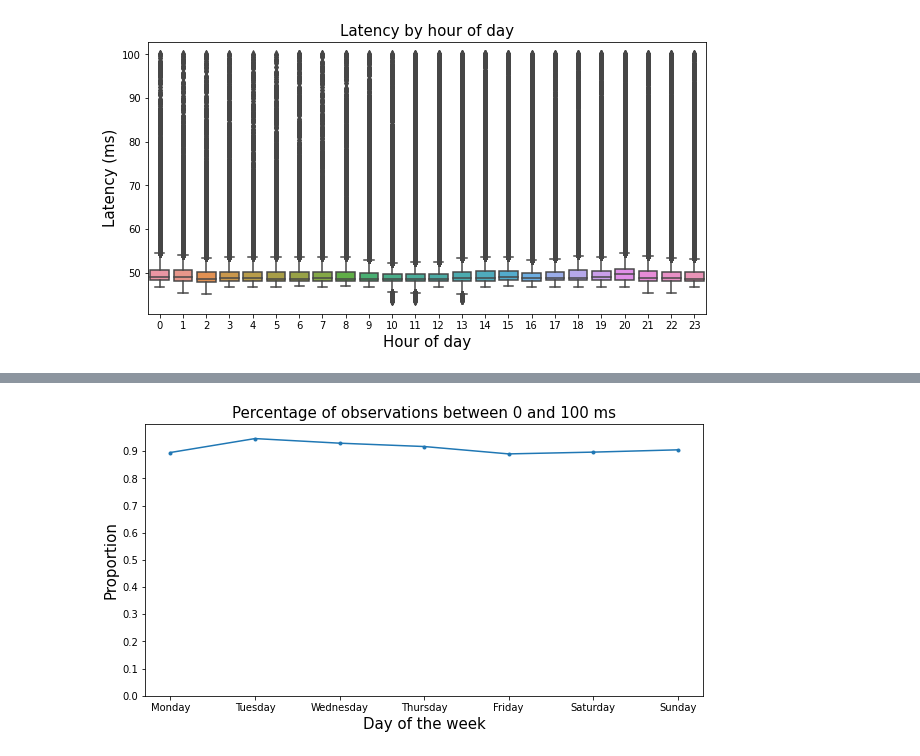
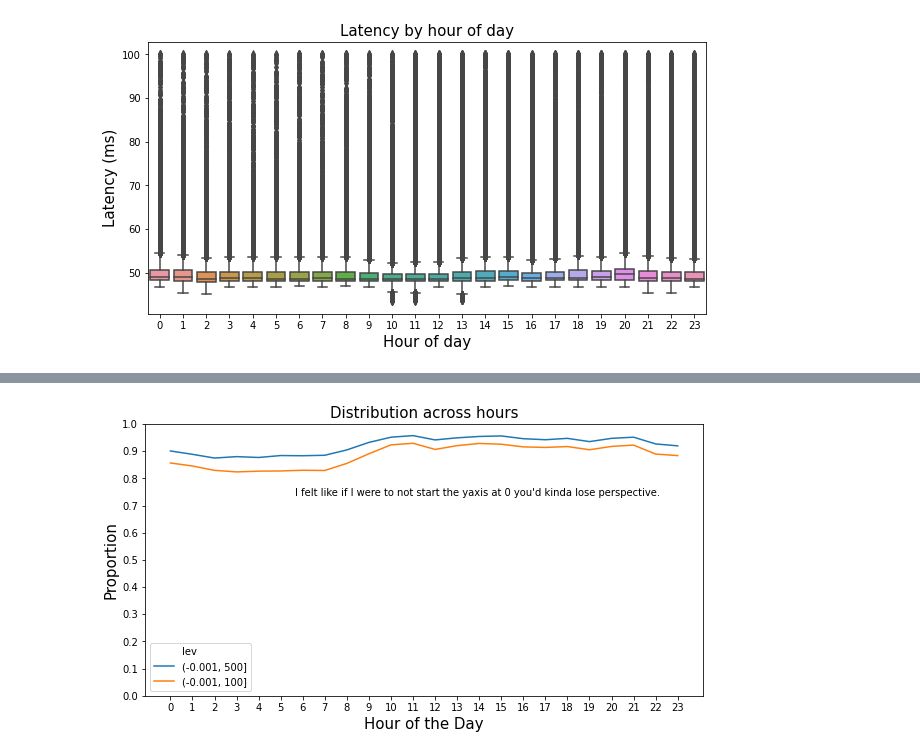
Before and after one commit to ayoskovich/int-traffic, a Jupyter notebook: analyze_ping.ipynb, the cells around one changed output, grey strips where cells are left out. Drawn from its saved outputs; the diff is of its cells as text; code cells hidden in the pictures.

```diff
--- a/analyze_ping.ipynb
+++ b/analyze_ping.ipynb
@@ -76,24 +64,32 @@ plt.savefig(PROJ_PATH+'hour.png')
-# %%
-rels = group_block(clean, 'day', 'lat', np.arange(0, 1100, 100))
-START = 0
-END = 100
-
-rels[rels.index.get_level_values(None) == pd.Interval(START, END)].plot(use_index=False,
-                                                                        kind='line', style='.-');
-
-plt.title(label=f'Percentage of observations between {START} and {END} ms', fontsize=LAB_SIZE);
-
-plt.xticks(rels.index.levels[0].values - 1,
-           rels.index.levels[0].map(DOW_MAP));
-plt.yticks(np.arange(0, 1, .1));
-
-plt.xlabel('Day of the week', fontsize=LAB_SIZE);
-plt.ylabel('Proportion', fontsize=LAB_SIZE)
-
-plt.ylim((0, 1));
-
-plt.gcf().set_figheight(5);
-plt.gcf().set_figwidth(10);
-plt.savefig(PROJ_PATH+'day.png')
-# %% [output]
-[figure, removed]
+# %%
+a = bucket_dist('hour',
+                'lat',
+                np.arange(0, 1100, 500),
+                pd.Interval(-.001, 500),
+                label=pd.Interval(-.001, 500), df=clean)
+
+b = bucket_dist('hour',
+                'lat',
+                np.arange(0, 1100, 100),
+                pd.Interval(-.001, 100),
+                label=pd.Interval(-.001, 100), df=clean)
+
+# Create the plot
+(
+    pd.concat([a, b]).reset_index()
+    .pipe(lambda df: sns.lineplot(x='hour', y='lat', hue='lev', data = df))
+)
+
+plt.xlabel('Hour of the Day', fontsize=LAB_SIZE);
+plt.xticks(np.arange(24));
+
+plt.ylim((0, 1));
+plt.yticks(np.arange(0, 1.1, .1));
+plt.ylabel('Proportion', fontsize=LAB_SIZE)
+plt.title('Distribution across hours', fontsize=LAB_SIZE)
+annot = 'I felt like if I were to not start the yaxis at 0 you\'d kinda lose perspective.'
+plt.annotate(annot, xy = (150,200), xycoords = 'axes pixels')
+plt.gcf().set_figheight(5);
+plt.gcf().set_figwidth(10);
+# %% [output]
+[figure, added]
```
Also changed, not shown: parts of 3 cells of this notebook, 4 other files.
